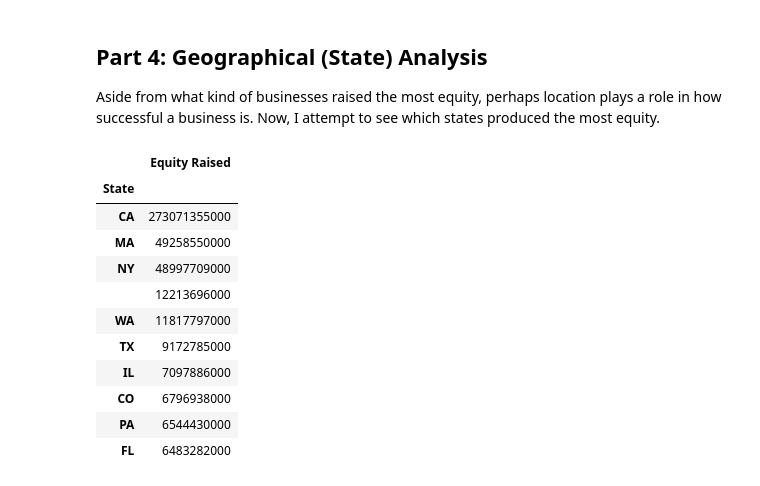
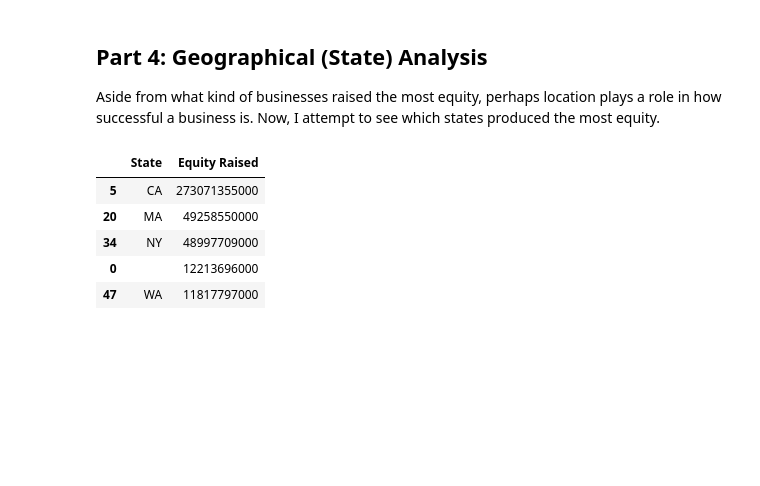
Before and after one commit to gianmillare/Enterprise-Data-Analysis, a Jupyter notebook: market_share_analysis.ipynb, the cells around one changed output. Drawn from its saved outputs; the diff is of its cells as text; code cells hidden in the pictures; blank space fills up the shorter version.

```diff
--- a/market_share_analysis.ipynb
+++ b/market_share_analysis.ipynb
@@ -474,18 +474,12 @@ Aside from what kind of businesses raised the most equity, perhaps location play
 # %%
 # Create the Dataframe
 
-states_df = master[["State", "Equity Raised"]].copy().groupby('State').sum().sort_values('Equity Raised', ascending=False)
-states_df.head(10)
+states_df = master[["State", "Equity Raised"]].copy().groupby('State').sum().reset_index().sort_values('Equity Raised', ascending=False)
+states_df.head()
 # %% [output]
-|  | Equity Raised |
-| State |  |
-| CA | 273071355000 |
-| MA | 49258550000 |
-| NY | 48997709000 |
-|  | 12213696000 |
-| WA | 11817797000 |
-| TX | 9172785000 |
-| IL | 7097886000 |
-| CO | 6796938000 |
-| PA | 6544430000 |
-| FL | 6483282000 |
+|  | State | Equity Raised |
+| 5 | CA | 273071355000 |
+| 20 | MA | 49258550000 |
+| 34 | NY | 48997709000 |
+| 0 |  | 12213696000 |
+| 47 | WA | 11817797000 |
```
Also changed, not shown: parts of 2 cells of this notebook.
